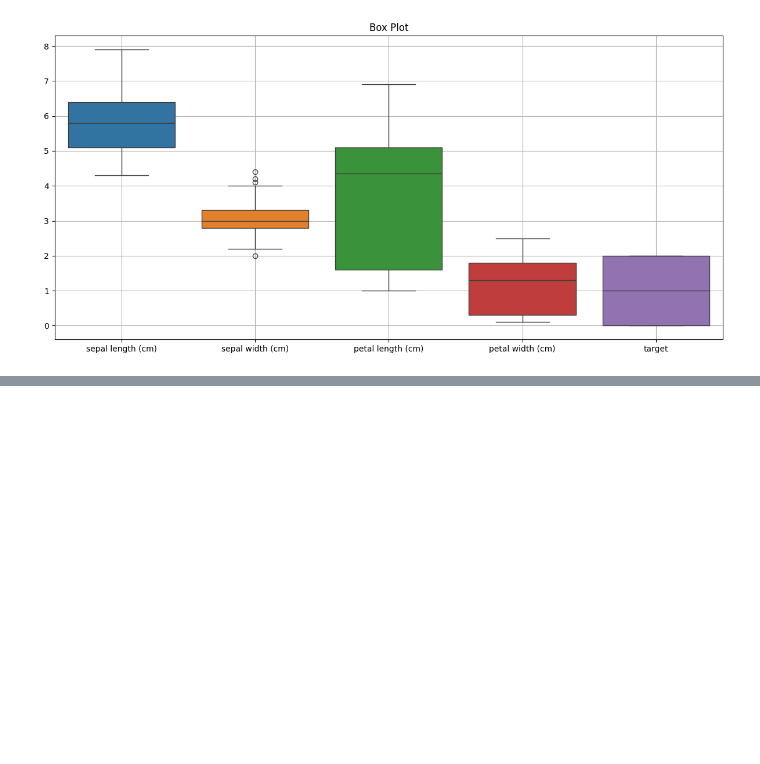
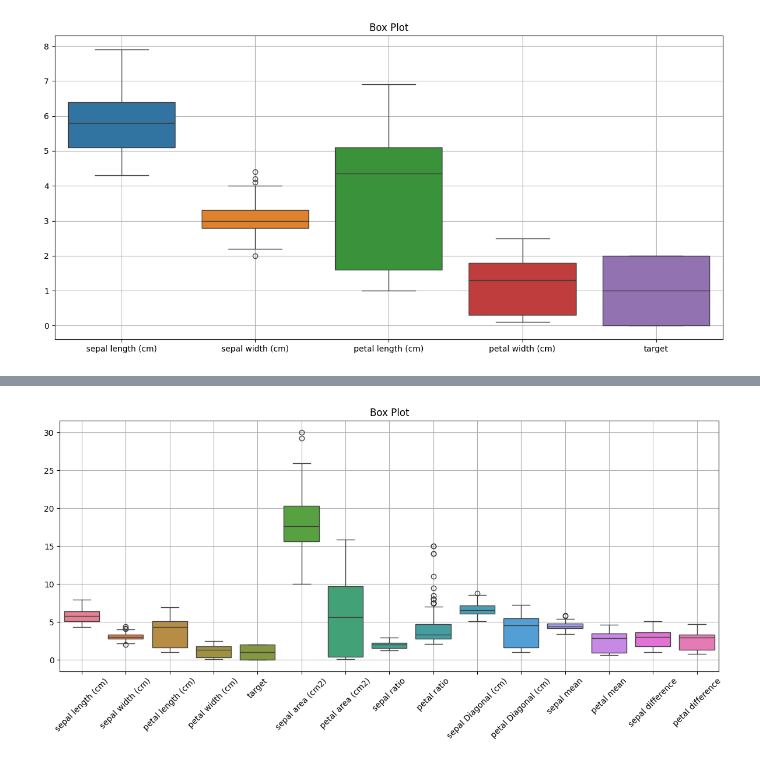
Before and after one commit to abdubakr77/Iris-Flower-Classification, a Jupyter notebook: Iris Flower Classification.ipynb, the cells around one changed output, grey strips where cells are left out. Saved outputs shown, nothing was run; the diff lists cells and outputs as text; code cells hidden in the pictures; blank space fills up the shorter version.

Commit message:
feat: Feature Extraction (Area, Ratio, Mean & etc)

```diff
--- a/Iris Flower Classification.ipynb
+++ b/Iris Flower Classification.ipynb
@@ -113,3 +121,23 @@ plt.tight_layout()
 plt.show()
 # %% [output]
 [figure]
+# %%
+target_names = ['setosa', 'versicolor', 'virginica']
+
+# Define The Area from The width and Length
+df['sepal area (cm2)'] = df.apply(lambda x : x['sepal length (cm)'] * x['sepal width (cm)'],axis=1)
+df['petal area (cm2)'] = df.apply(lambda x : x['petal length (cm)'] * x['petal width (cm)'],axis=1)
+# Define Ratio
+df['sepal ratio'] = df.apply(lambda x : x['sepal length (cm)'] / x['sepal width (cm)'],axis=1)
+df['petal ratio'] = df.apply(lambda x : x['petal length (cm)'] / x['petal width (cm)'],axis=1)
+# Define Diagonal
+df['sepal Diagonal (cm)'] = df.apply(lambda x : np.sqrt(x['sepal length (cm)']**2 + x['sepal width (cm)']**2),axis=1)
+df['petal Diagonal (cm)'] = df.apply(lambda x : np.sqrt(x['petal length (cm)']**2 + x['petal width (cm)']**2),axis=1)
+# Define Mean
+df['sepal mean'] = df.apply(lambda x : (x['sepal length (cm)'] + x['sepal width (cm)']) / 2,axis=1)
+df['petal mean'] = df.apply(lambda x : (x['petal length (cm)'] + x['petal width (cm)']) / 2,axis=1)
+# Define The Difference
+df['sepal difference'] = df.apply(lambda x : x['sepal length (cm)'] - x['sepal width (cm)'],axis=1)
+df['petal difference'] = df.apply(lambda x : x['petal length (cm)'] - x['petal width (cm)'],axis=1)
+
+df
@@ -115,0 +158,10 @@ plt.show()
+# %%
+plt.figure(figsize=(12, 6))
+sns.boxplot(df)
+plt.xticks(rotation=45)
+plt.grid()
+plt.title('Box Plot')
+plt.tight_layout()
+plt.show()
+# %% [output]
+[figure, added]
```
Also changed, not shown: parts of 4 cells of this notebook.
